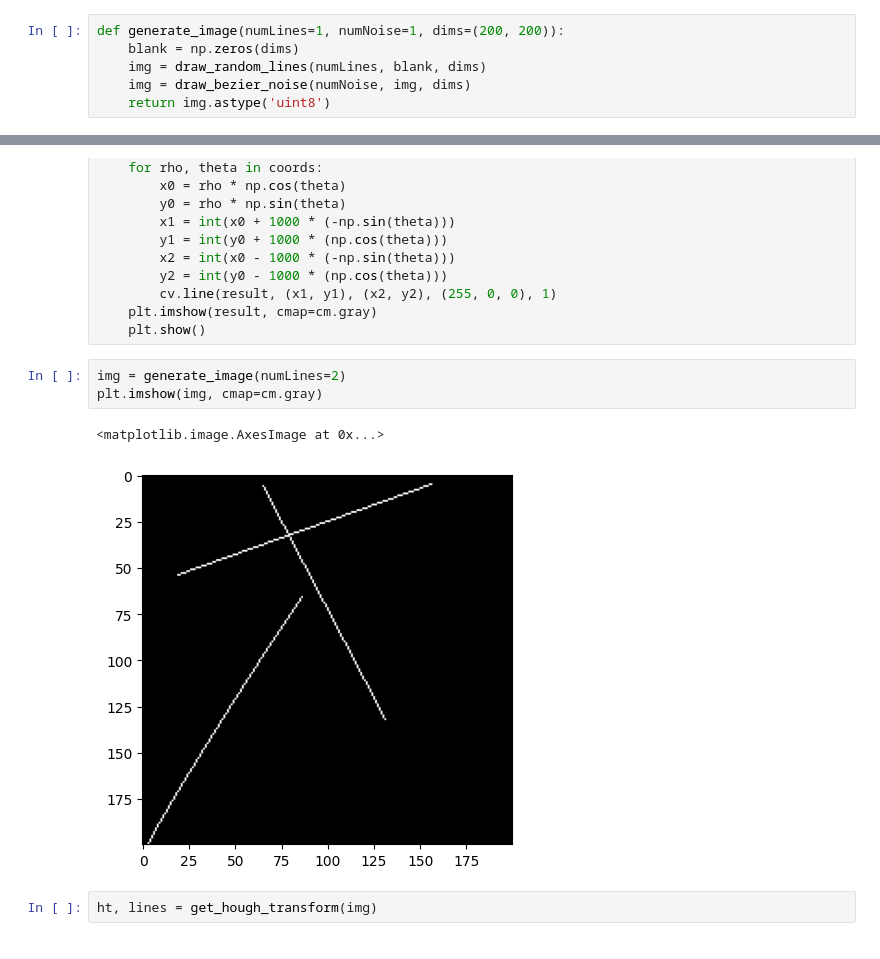
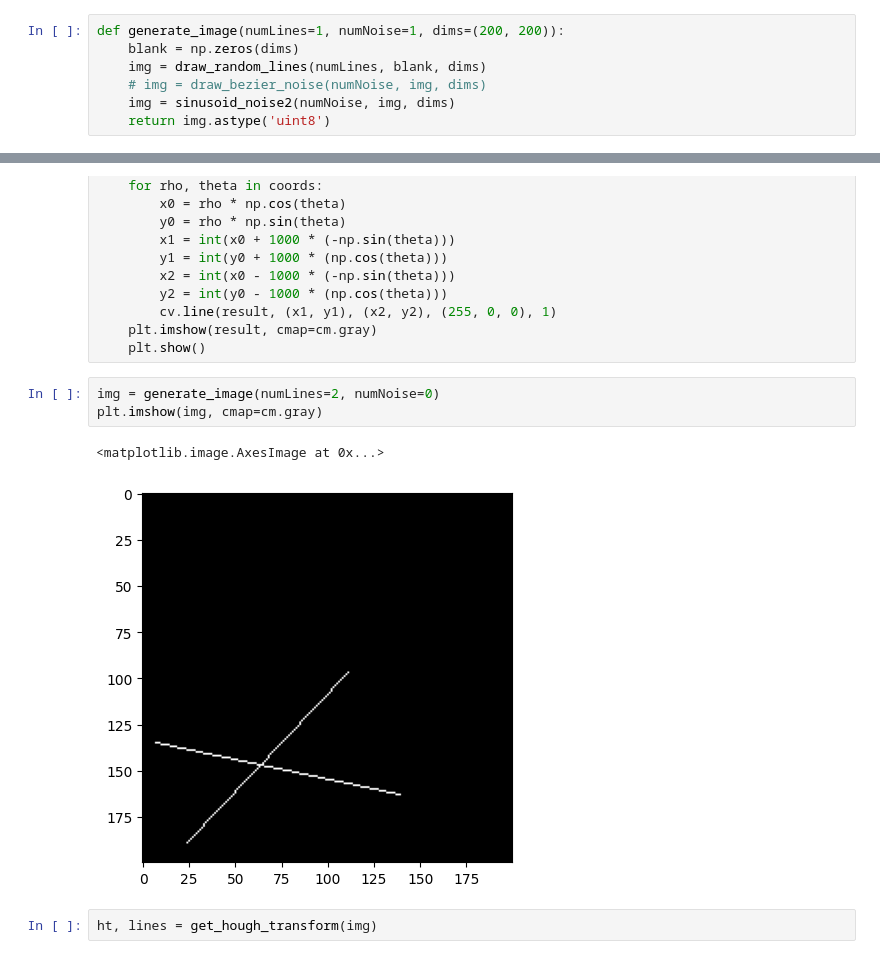
Before and after one commit to ceschini/ht-peaks-detection, a Jupyter notebook: notebooks/create-dataset.ipynb, the cells around one changed output, grey strips where cells are left out. Saved outputs shown, nothing was run; the diff lists cells and outputs as text.

```diff
--- a/notebooks/create-dataset.ipynb
+++ b/notebooks/create-dataset.ipynb
@@ -42,6 +85,7 @@ def draw_bezier_noise(numNoise, image, dims):
 def generate_image(numLines=1, numNoise=1, dims=(200, 200)):
     blank = np.zeros(dims)
     img = draw_random_lines(numLines, blank, dims)
-    img = draw_bezier_noise(numNoise, img, dims)
+    # img = draw_bezier_noise(numNoise, img, dims)
+    img = sinusoid_noise2(numNoise, img, dims)
     return img.astype('uint8')
 # %%
@@ -89,11 +121,11 @@ def draw_detected_lines(image, coords):
     plt.imshow(result, cmap=cm.gray)
     plt.show()
 # %%
-img = generate_image(numLines=2)
+img = generate_image(numLines=2, numNoise=0)
 plt.imshow(img, cmap=cm.gray)
 # %% [output]
 <matplotlib.image.AxesImage at 0x...>
-[figure, old version]
+[figure, new version]
 # %%
 ht, lines = get_hough_transform(img)
 # %%
```
Also changed, not shown: parts of 10 cells of this notebook, 3 other files.
